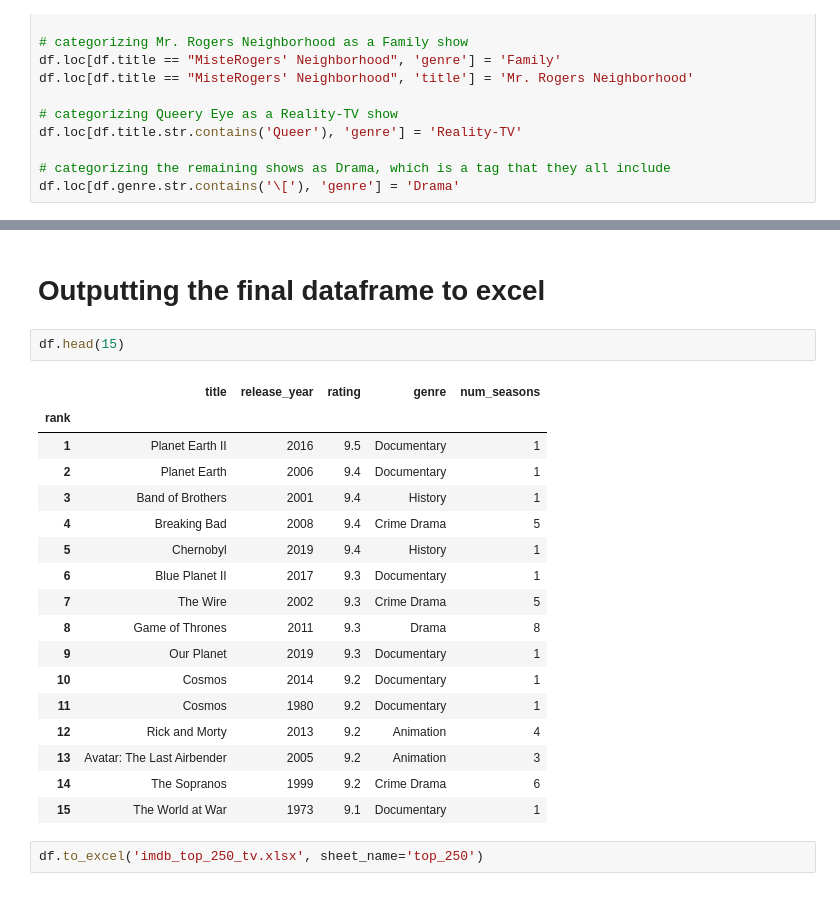
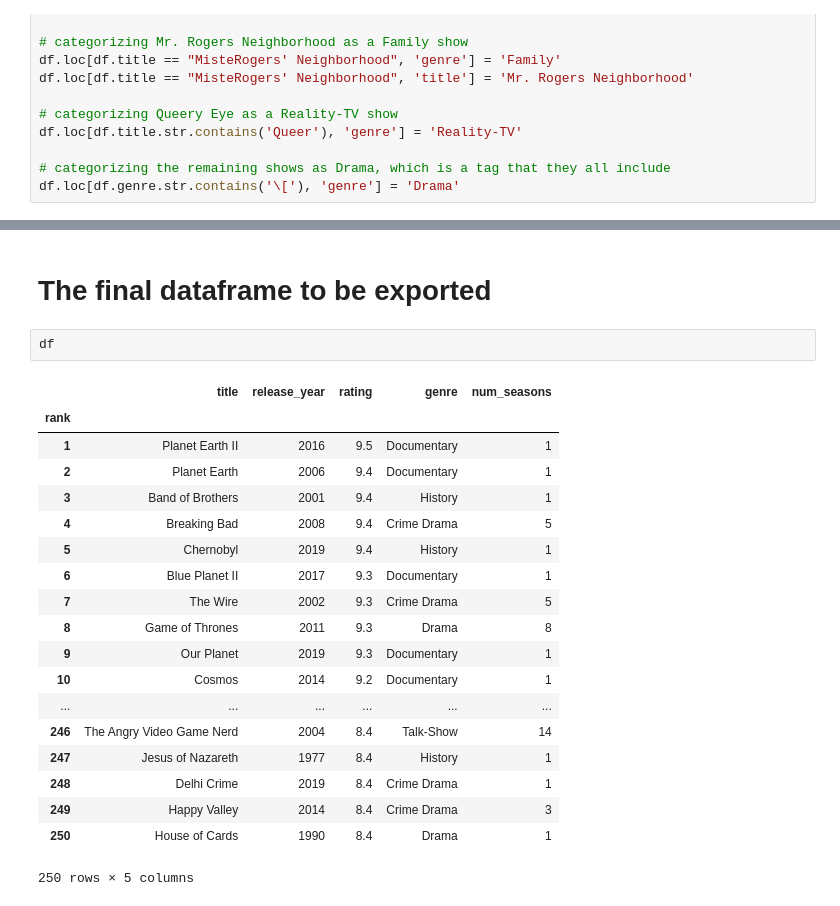
Before and after one commit to macphee227/data-projects, a Jupyter notebook: project_imdb_top_tv.ipynb, the cells around one changed output, grey strips where cells are left out. Cells and saved outputs as stored; diff of their text form.

```diff
--- a/project_imdb_top_tv.ipynb
+++ b/project_imdb_top_tv.ipynb
@@ -242,26 +242,26 @@ Family          1
 Reality-TV      1
 Name: genre, dtype: int64
 # %% [markdown]
-# Outputting the final dataframe to excel
+# The final dataframe to be exported
 # %%
-df.head(15)
+df
 # %% [output]
 |  | title | release_year | rating | genre | num_seasons |
 | rank |  |  |  |  |  |
 | 1 | Planet Earth II | 2016 | 9.5 | Documentary | 1 |
 | 2 | Planet Earth | 2006 | 9.4 | Documentary | 1 |
 | 3 | Band of Brothers | 2001 | 9.4 | History | 1 |
 | 4 | Breaking Bad | 2008 | 9.4 | Crime Drama | 5 |
 | 5 | Chernobyl | 2019 | 9.4 | History | 1 |
 | 6 | Blue Planet II | 2017 | 9.3 | Documentary | 1 |
 | 7 | The Wire | 2002 | 9.3 | Crime Drama | 5 |
 | 8 | Game of Thrones | 2011 | 9.3 | Drama | 8 |
 | 9 | Our Planet | 2019 | 9.3 | Documentary | 1 |
 | 10 | Cosmos | 2014 | 9.2 | Documentary | 1 |
-| 11 | Cosmos | 1980 | 9.2 | Documentary | 1 |
-| 12 | Rick and Morty | 2013 | 9.2 | Animation | 4 |
-| 13 | Avatar: The Last Airbender | 2005 | 9.2 | Animation | 3 |
-| 14 | The Sopranos | 1999 | 9.2 | Crime Drama | 6 |
-| 15 | The World at War | 1973 | 9.1 | Documentary | 1 |
+| ... | ... | ... | ... | ... | ... |
+| 246 | The Angry Video Game Nerd | 2004 | 8.4 | Talk-Show | 14 |
+| 247 | Jesus of Nazareth | 1977 | 8.4 | History | 1 |
+| 248 | Delhi Crime | 2019 | 8.4 | Crime Drama | 1 |
+| 249 | Happy Valley | 2014 | 8.4 | Crime Drama | 3 |
+| 250 | House of Cards | 1990 | 8.4 | Drama | 1 |
+250 rows × 5 columns
-# %%
-df.to_excel('imdb_top_250_tv.xlsx', sheet_name='top_250')
```
Also changed, not shown: parts of 4 cells of this notebook.
